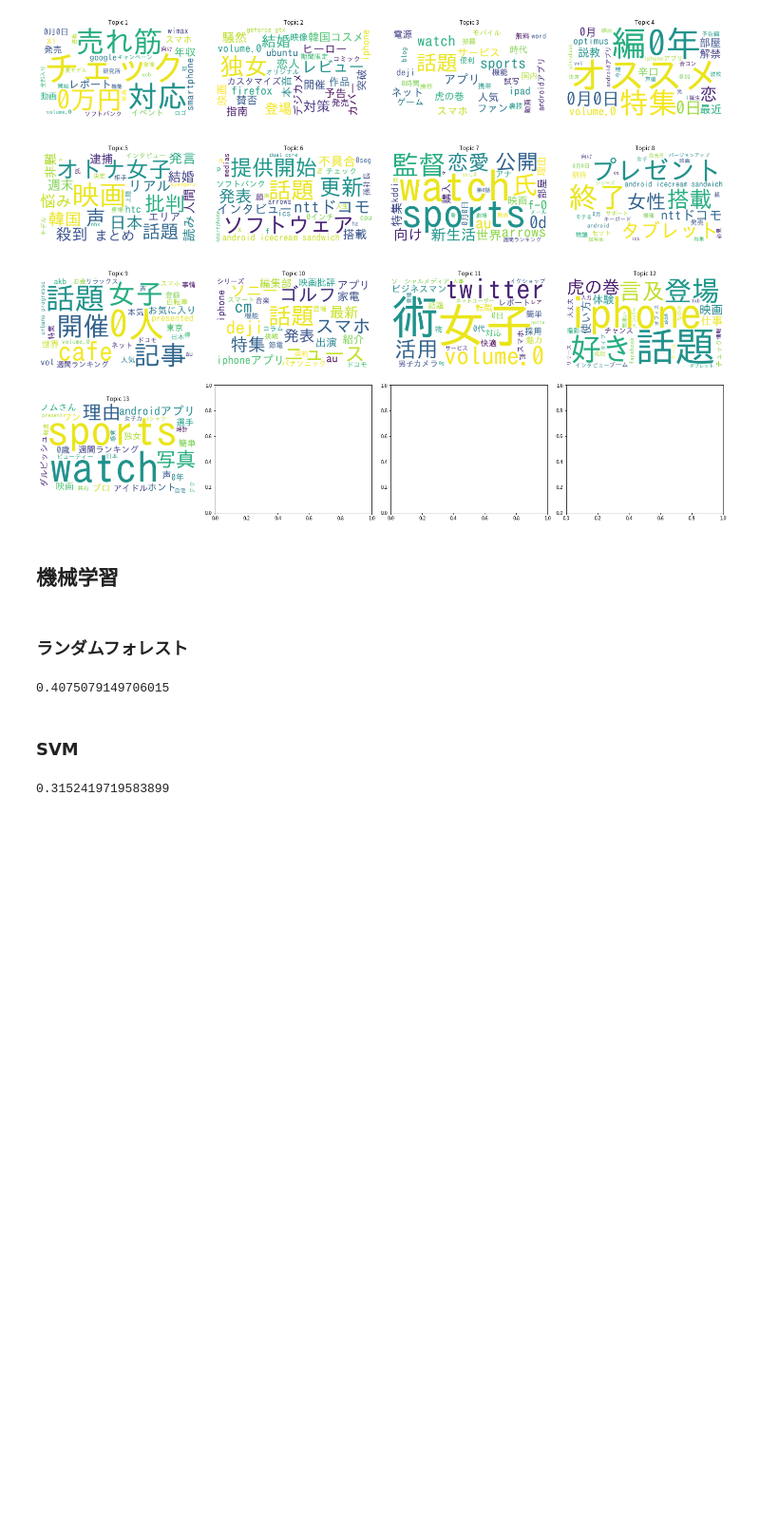
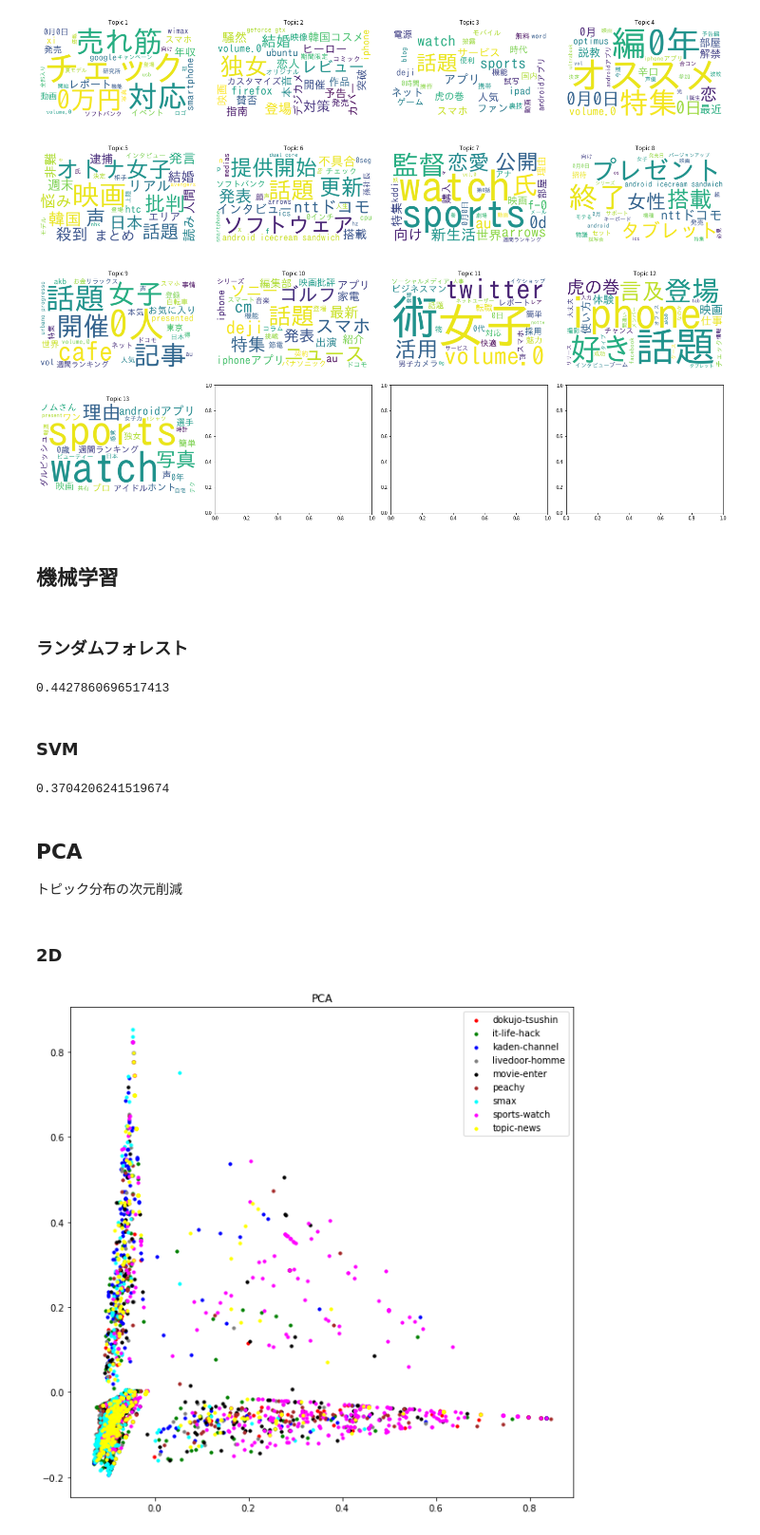
Before and after one commit to Fukkatsuso/livedoornews-topicmodel, a Jupyter notebook: topicmodel.ipynb, the cells around one changed output. Shown at 95% size. Saved outputs shown, nothing was run; the diff lists cells and outputs as text; code cells hidden in the pictures; blank space fills up the shorter version.

```diff
--- a/topicmodel.ipynb
+++ b/topicmodel.ipynb
@@ -292,7 +292,7 @@ import numpy as np
 import matplotlib.pyplot as plt
 
 start = 9
-limit = 25
+limit = 30
 step = 1
 
 coherence_vals = []
@@ -381,10 +382,10 @@ def data_and_labels(paths, corpus, lda, topic_N):
   return data, labels
 
 # トピックモデル構築に使ったデータ
-train_data, train_label = data_and_labels(train_article_paths, train_corpus_tfidf, lda, topic_N)
+train_data, train_label = data_and_labels(train_article_paths, train_corpus, lda, topic_N)
 
 # テスト用データ
-test_data, test_label = data_and_labels(test_article_paths, test_corpus_tfidf, lda, topic_N)
+test_data, test_label = data_and_labels(test_article_paths, test_corpus, lda, topic_N)
 # %% [markdown]
 ### ランダムフォレスト
 # %%
@@ -396,7 +397,7 @@ random_forest.fit(train_data, train_label)
 # 精度評価
 random_forest.score(test_data, test_label)
 # %% [output]
-0.4075079149706015
+0.4427860696517413
 # %% [markdown]
 ### SVM
 # %%
@@ -408,4 +409,39 @@ clf.fit(train_data, train_label)
 # 精度評価
 clf.score(test_data, test_label)
 # %% [output]
-0.3152419719583899
+0.3704206241519674
+# %% [markdown]
+## PCA
+トピック分布の次元削減
+# %% [markdown]
+### 2D
+# %%
+from sklearn.decomposition import PCA
+import matplotlib.pyplot as plt
+
+cmap = plt.get_cmap("tab10")
+color = ['red', 'green', 'blue', 'gray', 'black', 'brown', 'cyan', 'magenta', 'yellow']
+
+pca = PCA(n_components=2)
+pca_X = pca.fit_transform(train_data)
+
+pca_X_group_x = [[] for i in range(len(category))]
+pca_X_group_y = [[] for i in range(len(category))]
+for i in range(len(pca_X)):
+  pca_X_group_x[train_label[i]].append(pca_X[i][0])
+  pca_X_group_y[train_label[i]].append(pca_X[i][1])
+
+fig = plt.figure(figsize=(10,10))
+ax = fig.add_subplot(1, 1, 1)
+
+for i in range(len(category)):
+  ax.scatter(pca_X_group_x[i], pca_X_group_y[i], c=color[i], label=list(category)[i], s=10)
+
+ax.set_title("PCA")
+ax.legend()
+
+plt.show()
+
+fig.savefig('pca-2d.png')
+# %% [output]
+[figure, added]
```
Also changed, not shown: parts of 4 cells of this notebook.
